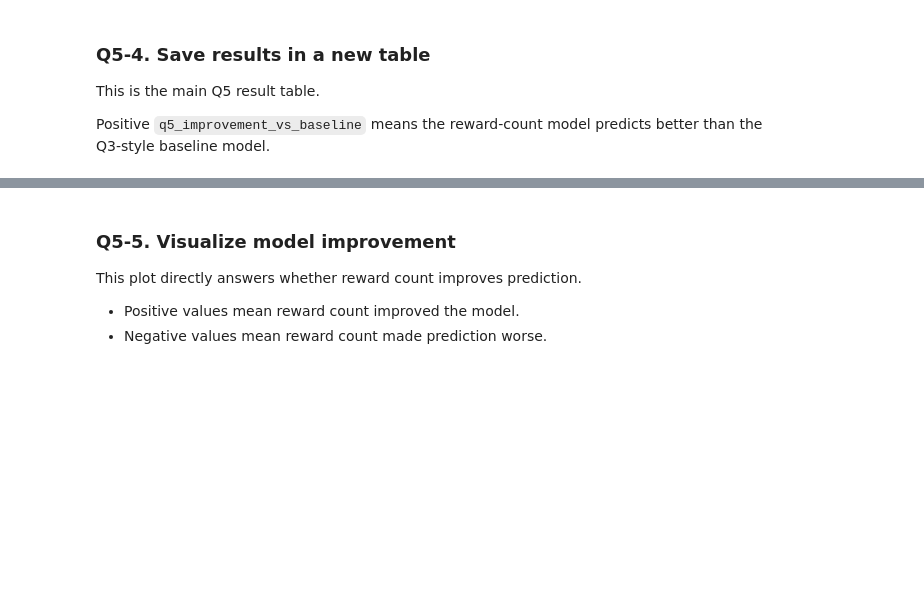
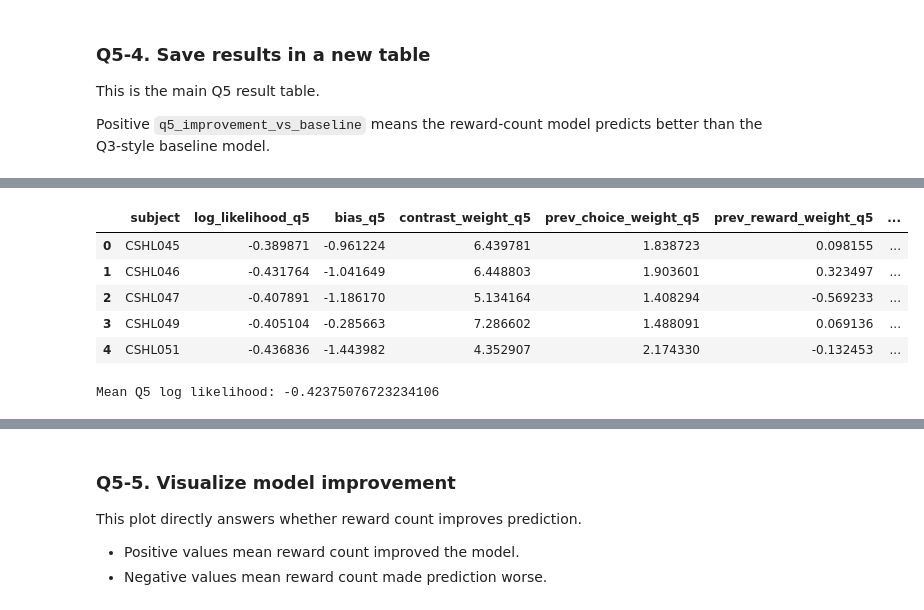
Before and after one commit to muntoka0/ibl-project, a Jupyter notebook: IBL_behavior_dataQ5.ipynb, the cells around one changed output, grey strips where cells are left out. Cells and saved outputs as stored; diff of their text form; code cells hidden in the pictures; blank space fills up the shorter version.

```diff
--- a/IBL_behavior_dataQ5.ipynb
+++ b/IBL_behavior_dataQ5.ipynb
@@ -2654,0 +2605,43 @@ Mean reward improvement: 0.001515881510001985
+# %%
+# Q5 results table
+# This table compares:
+# 1. baseline model
+# 2. reward-count model
+# 3. time-control model
+
+q5_state_results = []
+
+for subject, result in q5_state_models.items():
+
+    q5_state_results.append({
+        'subject': subject,
+
+        'log_likelihood_q5': result['log_likelihood_q5'],
+
+        'bias_q5': result['bias_q5'],
+        'contrast_weight_q5': result['contrast_weight_q5'],
+        'prev_choice_weight_q5': result['prev_choice_weight_q5'],
+        'prev_reward_weight_q5': result['prev_reward_weight_q5'],
+
+        'trial_fraction_weight_q5': result['trial_fraction_weight_q5'],
+        'reward_fraction_weight_q5': result['reward_fraction_weight_q5'],
+        'trial_fraction_x_contrast_weight_q5': result['trial_fraction_x_contrast_weight_q5'],
+        'reward_fraction_x_contrast_weight_q5': result['reward_fraction_x_contrast_weight_q5'],
+
+        'n_train': result['n_train'],
+        'n_test': result['n_test']
+    })
+
+q5_state_results_df = pd.DataFrame(q5_state_results)
+
+display(q5_state_results_df.head())
+
+print('Mean Q5 log likelihood:', q5_state_results_df['log_likelihood_q5'].mean())
+# %% [output]
+|  | subject | log_likelihood_q5 | bias_q5 | contrast_weight_q5 | prev_choice_weight_q5 | prev_reward_weight_q5 | ... |
+| 0 | CSHL045 | -0.389871 | -0.961224 | 6.439781 | 1.838723 | 0.098155 | ... |
+| 1 | CSHL046 | -0.431764 | -1.041649 | 6.448803 | 1.903601 | 0.323497 | ... |
+| 2 | CSHL047 | -0.407891 | -1.186170 | 5.134164 | 1.408294 | -0.569233 | ... |
+| 3 | CSHL049 | -0.405104 | -0.285663 | 7.286602 | 1.488091 | 0.069136 | ... |
+| 4 | CSHL051 | -0.436836 | -1.443982 | 4.352907 | 2.174330 | -0.132453 | ... |
+Mean Q5 log likelihood: -0.42375076723234106
```
Also changed, not shown: parts of 15 cells of this notebook.
